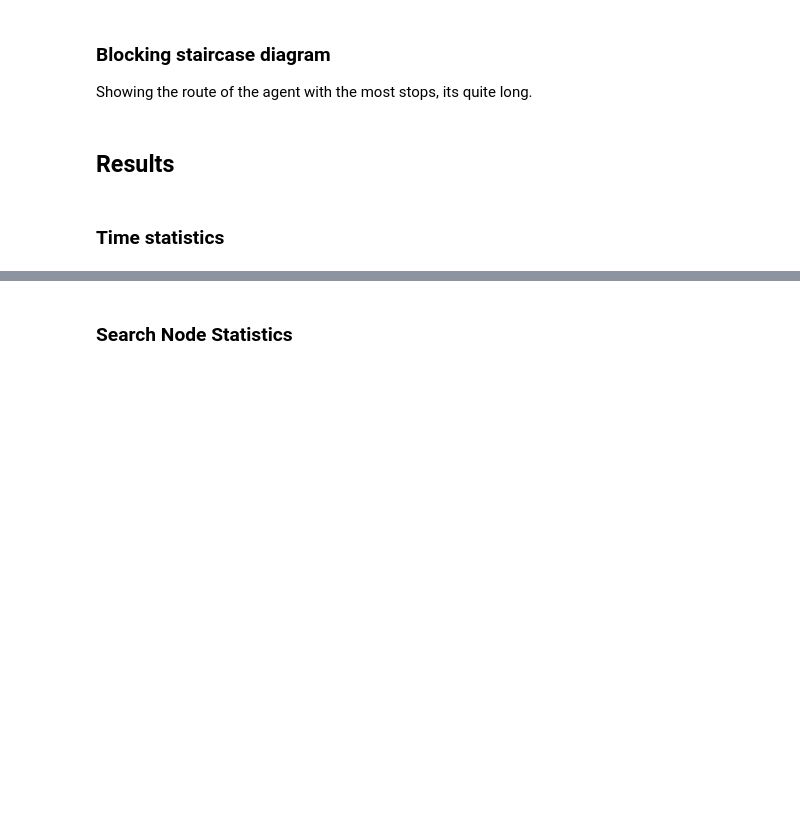
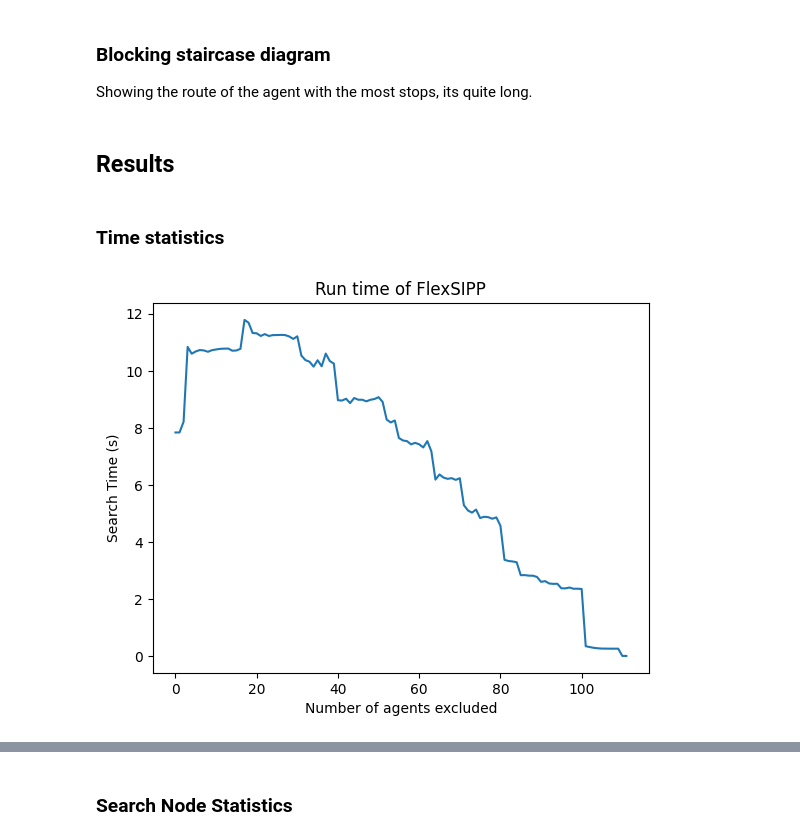
Before and after one commit to GoodGuyMe/delay-replanning-slack, a Jupyter notebook: experiments/runtime_agents_ordered.ipynb, the cells around one changed output, grey strips where cells are left out. Saved outputs shown, nothing was run; the diff lists cells and outputs as text; code cells hidden in the pictures; blank space fills up the shorter version.

```diff
--- a/experiments/runtime_agents_ordered.ipynb
+++ b/experiments/runtime_agents_ordered.ipynb
@@ -124,6 +189,7 @@ scenario = Scenario(layout, scenario_file)
 np.random.seed(42)
 interval = 1
 repeats = 1
+pybooklogger.setLevel(logging.DEBUG)
 
 n_trains = len(data["trains"]) + 1
 
@@ -150,12 +216,12 @@ for repeat in range(repeats):
         use_recovery_time = exp_settings["use_recovery_time"]
         metadata = deepcopy(exp_settings["metadata"])
         metadata["label"] = f"{idx}"
-        metadata["repeat"] = f"{idx}"
+        metadata["repeat"] = f"{repeat}"
         metadata["trains excluded"] = filter_agents
         exp_settings["metadata"] = metadata
         metadatas.append(metadata)
 
-        pybooklogger.info(f"Setting up experiment {exp_settings}\n Trains excluded: {filter_agents}")
+        pybooklogger.info(f"Setting up experiment {exp_settings}")
 
         origin_signal = scenario.l.station_to_block(origin, direction=1)
         destination_signal = scenario.l.station_to_block(destination, direction=1)
@@ -181,3 +267,41 @@ save_dir = r"C:\Users\erick\Documents\uni\Thesis\delay-replannning\experiments\r
 # %% [markdown]
 ### Time statistics
+# %%
+def sum_cols(df1, cols, name):
+    df2 = df1.drop(columns=cols)
+    df2[name] = df1[cols].sum(axis=1)
+    return df2
+
+time_df = pd.DataFrame(time_data)
+
+time_df.to_csv(f"{save_dir}\\time_df.csv", index=False)
+
+time_df["Number of agents"] = pd.to_numeric(time_df["label"])
+
+setup_cols = ["track graph creation", "routing graph creation"]
+recompute_cols = ["unsafe interval generation", "safe interval generation", "bt and crt generation", "converting routes to blocks"]
+search_cols = ["FlexSIPP search time"]
+
+time_df = sum_cols(time_df, setup_cols, "Setup Time")
+time_df = sum_cols(time_df, recompute_cols, "Recompute Time")
+time_df = sum_cols(time_df, search_cols, "Search Time")
+
+time_mean_std = (
+    time_df.groupby(["Number of agents"]).agg({"Search Time":["mean", "std"]})
+    .set_axis(["mean", "std"], axis=1)
+    .reset_index()
+    [["mean", "std"]]
+)
+fig, ax = plt.subplots()
+
+# time_mean_std.plot(ax=ax, yerr="std", errorevery=5, legend=False)
+time_df.loc[time_df["Search Time"] > -1]["Search Time"].plot()
+plt.ylabel("Search Time (s)")
+plt.xlabel("Number of agents excluded")
+plt.title("Run time of FlexSIPP")
+
+plt.savefig(f"{save_dir}\\time_df.png")
+plt.show()
+# %% [output]
+[figure, added]
 # %%
```
Also changed, not shown: parts of 11 cells of this notebook, 16 other files.
